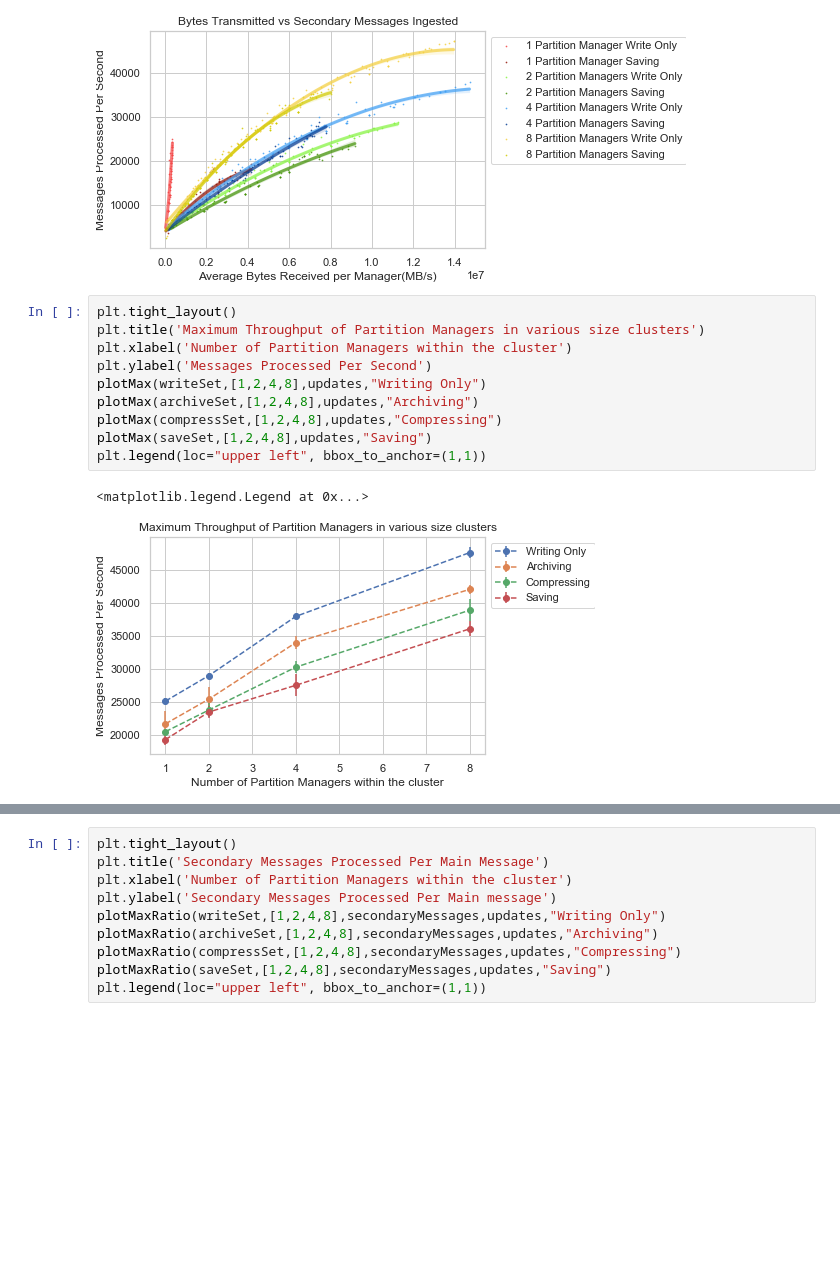
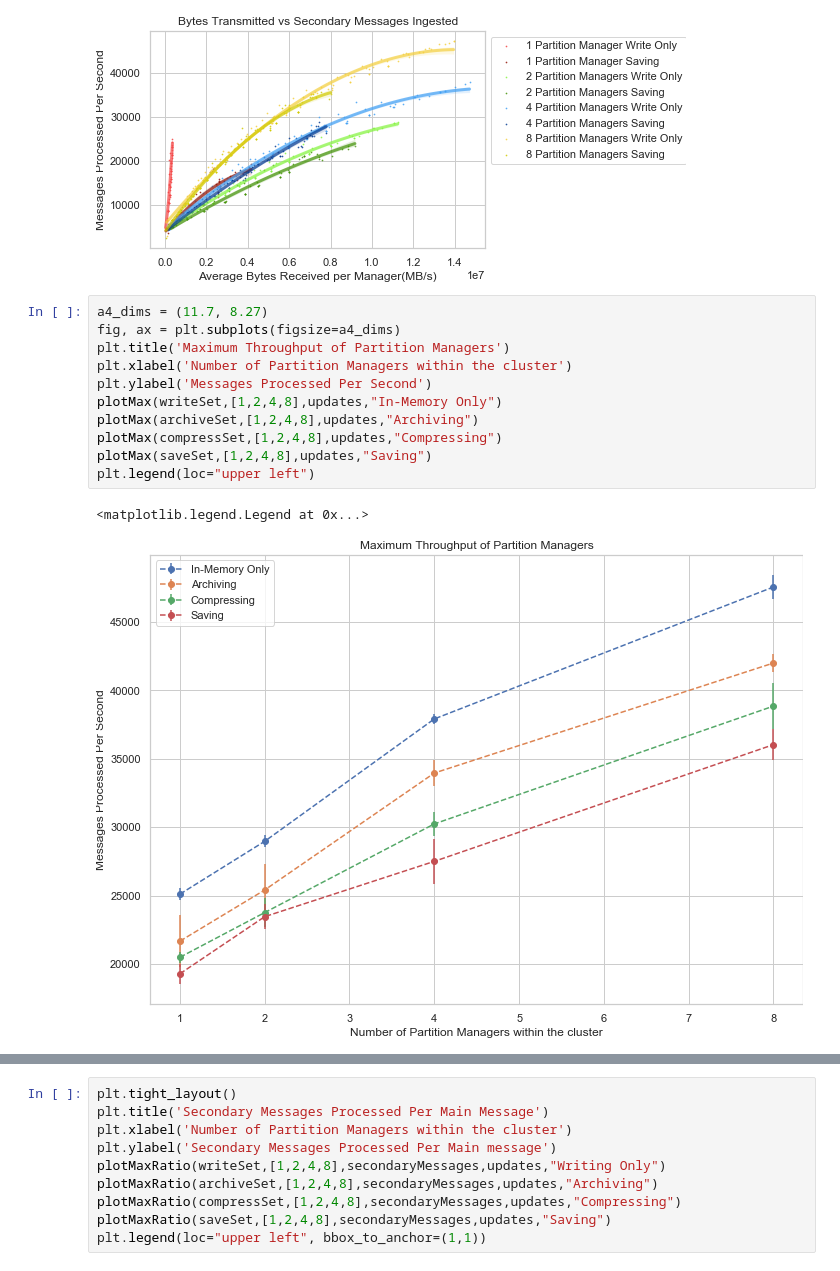
Before and after one commit to miratepuffin/Raphtory-Deployment, a Jupyter notebook: JupyterPlotting/Prometheus.ipynb, the cells around one changed output, grey strips where cells are left out. Drawn from its saved outputs; the diff is of its cells as text; blank space fills up the shorter version.

```diff
--- a/JupyterPlotting/Prometheus.ipynb
+++ b/JupyterPlotting/Prometheus.ipynb
@@ -632,16 +608,17 @@ plt.legend(loc="upper left", bbox_to_anchor=(1,1))
 <matplotlib.legend.Legend at 0x...>
 [figure]
 # %%
-plt.tight_layout()
-plt.title('Maximum Throughput of Partition Managers in various size clusters')
+a4_dims = (11.7, 8.27)
+fig, ax = plt.subplots(figsize=a4_dims)
+plt.title('Maximum Throughput of Partition Managers')
 plt.xlabel('Number of Partition Managers within the cluster')
 plt.ylabel('Messages Processed Per Second')
-plotMax(writeSet,[1,2,4,8],updates,"Writing Only")
+plotMax(writeSet,[1,2,4,8],updates,"In-Memory Only")
 plotMax(archiveSet,[1,2,4,8],updates,"Archiving")
 plotMax(compressSet,[1,2,4,8],updates,"Compressing")
 plotMax(saveSet,[1,2,4,8],updates,"Saving")
-plt.legend(loc="upper left", bbox_to_anchor=(1,1))
+plt.legend(loc="upper left")
 # %% [output]
 <matplotlib.legend.Legend at 0x...>
-[figure, old version]
+[figure, new version]
 # %%
```
Also changed, not shown: parts of 5 cells of this notebook.
